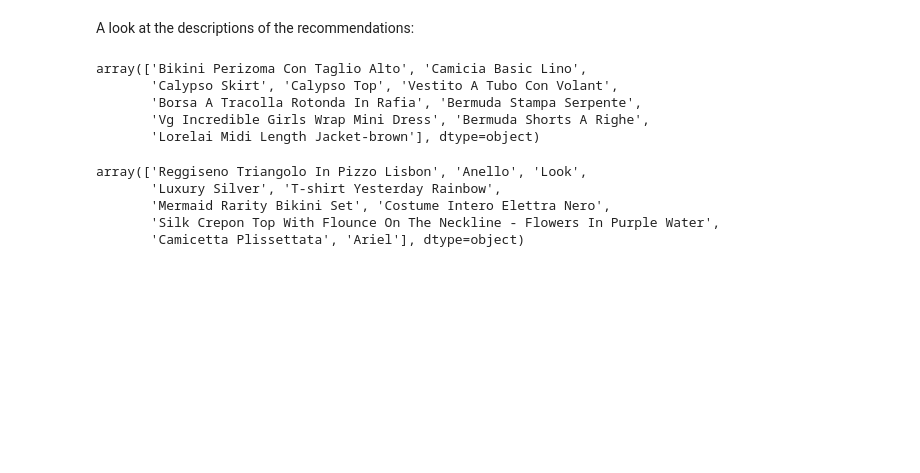
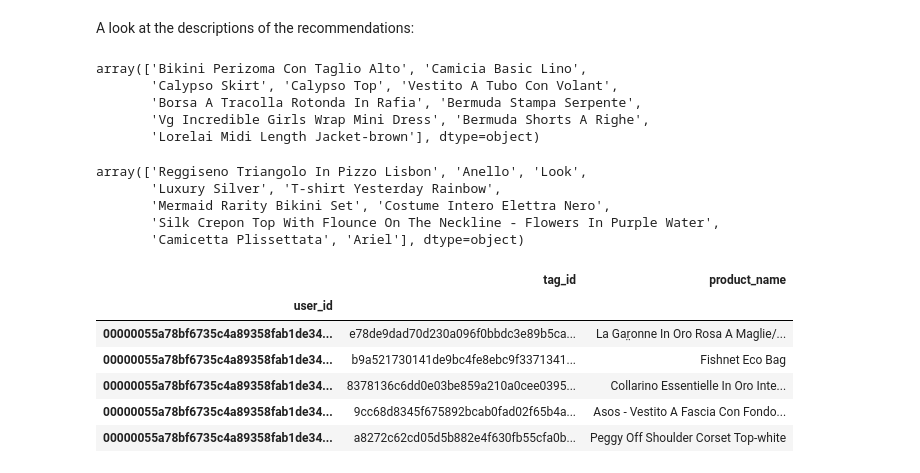
Before and after one commit to hjlopes/collaborative-filtering, a Jupyter notebook: notebooks/EDA and Base Collaborative Engine.ipynb, the cells around one changed output. Cells and saved outputs as stored; diff of their text form; code cells hidden in the pictures; blank space fills up the shorter version.

```diff
--- a/notebooks/EDA and Base Collaborative Engine.ipynb
+++ b/notebooks/EDA and Base Collaborative Engine.ipynb
@@ -336,3 +337,14 @@ array(['Reggiseno Triangolo In Pizzo Lisbon', 'Anello', 'Look',
        'Mermaid Rarity Bikini Set', 'Costume Intero Elettra Nero',
        'Silk Crepon Top With Flounce On The Neckline - Flowers In Purple Water',
        'Camicetta Plissettata', 'Ariel'], dtype=object)
+# %%
+http://localhost:5151/recommend/00000055a78bf6735c4a89358fab1de34104c3cbindexed_data= data.set_index('user_id')
+indexed_data.head()
+# %% [output]
+|  | tag_id | product_name |
+| user_id |  |  |
+| 00000055a78bf6735c4a89358fab1de34... | e78de9dad70d230a096f0bbdc3e89b5ca... | La Gar̤onne In Oro Rosa A Maglie/... |
+| 00000055a78bf6735c4a89358fab1de34... | b9a521730141de9bc4fe8ebc9f3371341... | Fishnet Eco Bag |
+| 00000055a78bf6735c4a89358fab1de34... | 8378136c6dd0e03be859a210a0cee0395... | Collarino Essentielle In Oro Inte... |
+| 00000055a78bf6735c4a89358fab1de34... | 9cc68d8345f675892bcab0fad02f65b4a... | Asos - Vestito A Fascia Con Fondo... |
+| 00000055a78bf6735c4a89358fab1de34... | a8272c62cd05d5b882e4f630fb55cfa0b... | Peggy Off Shoulder Corset Top-white |
```
Also changed, not shown: parts of 3 cells of this notebook, 4 other files.
